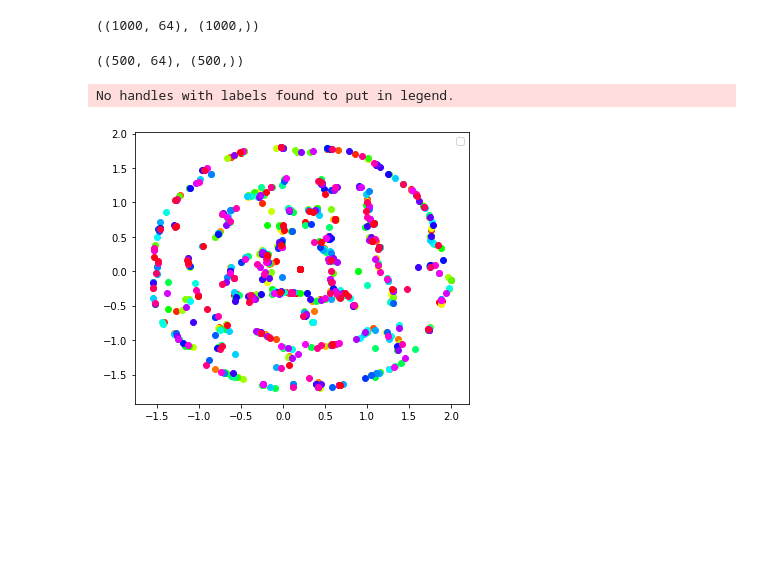
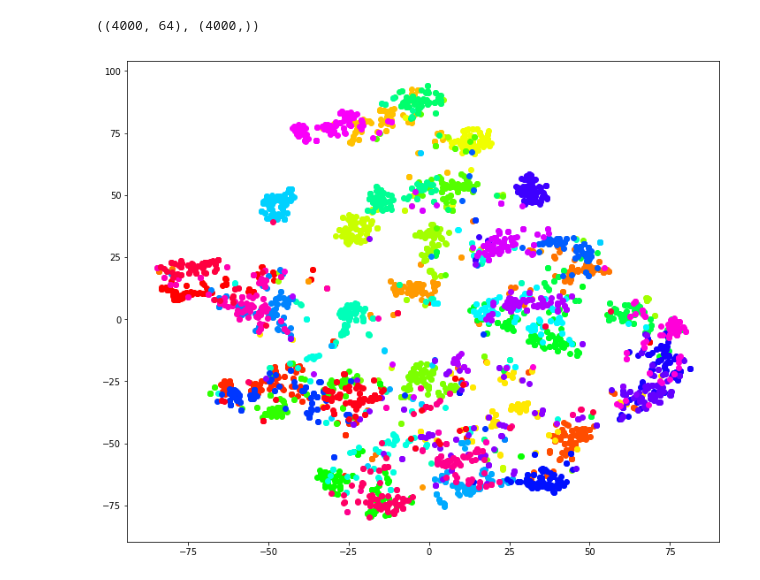
Before and after one commit to ToreAad/plankton-siamese, a Jupyter notebook: Visualize_embedding.ipynb, the cells around one changed output. Cells and saved outputs as stored; diff of their text form; code cells hidden in the pictures; blank space fills up the shorter version.

Commit message:
Improve visualization in notebook

```diff
--- a/Visualize_embedding.ipynb
+++ b/Visualize_embedding.ipynb
@@ -88,6 +108,6 @@ ValueError: axes don't match array
 # %%
-nrSamples = 1000
-datagen = Singlet(batch_size=1, directory=C.val_dir, steps_per_epoch=1000)
+nrSamples = 4000
+datagen = Singlet(batch_size=1, directory=C.val_dir, steps_per_epoch=nrSamples)
 imgs = []
 labels = []
 embeddings = []
@@ -102,4 +122,4 @@ y = np.asarray(labels).reshape((nrSamples,))
 
 X.shape, y.shape
 # %% [output]
-((1000, 64), (1000,))
+((4000, 64), (4000,))
@@ -109,12 +126,3 @@ tsne = TSNE(n_components=2, random_state=0)
-# %%
-from sklearn import datasets
-digits = datasets.load_digits()
-# Take the first 500 data points: it's hard to see 1500 points
-X = digits.data[:500]
-y = digits.target[:500]
-X.shape, y.shape
-# %% [output]
-((500, 64), (500,))
 # %%
 from sklearn.manifold import TSNE
 tsne = TSNE(n_components=2, random_state=0)
@@ -123,13 +131,11 @@ X_2d = tsne.fit_transform(X)
 # %%
 from matplotlib import pyplot as plt
 
 cmap = plt.cm.get_cmap('hsv', 40)
-plt.figure(figsize=(6, 5))
+plt.figure(figsize=(12, 10))
 
 for i in range(40):
     plt.scatter(X_2d[y == i, 0], X_2d[y == i, 1], c=[cmap(i)])
-plt.legend()
 plt.show()
 # %% [output]
-No handles with labels found to put in legend.
-[figure, old version]
+[figure, new version]
```
Also changed, not shown: parts of 7 cells of this notebook.
